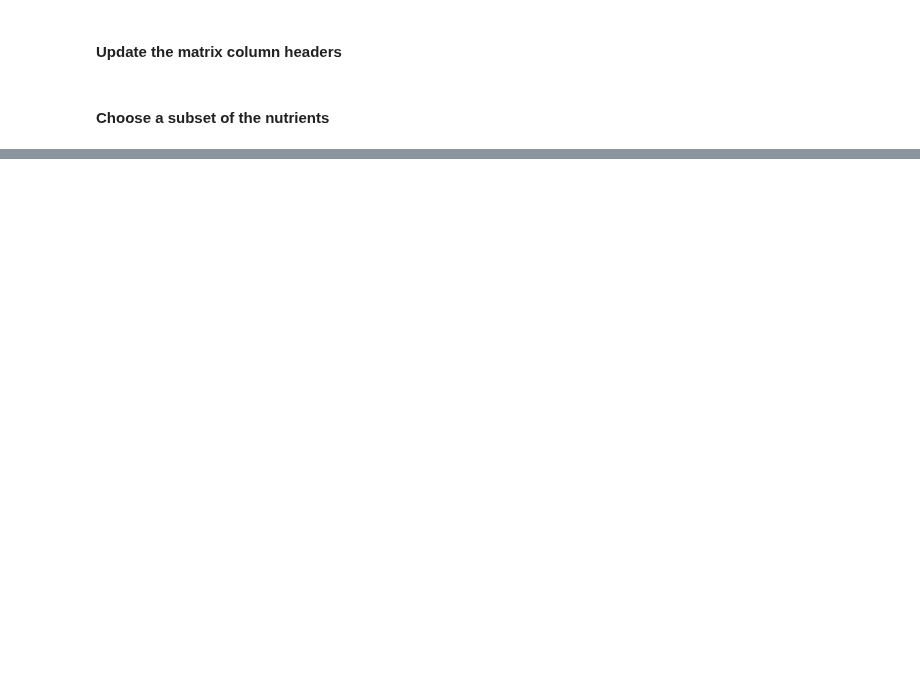
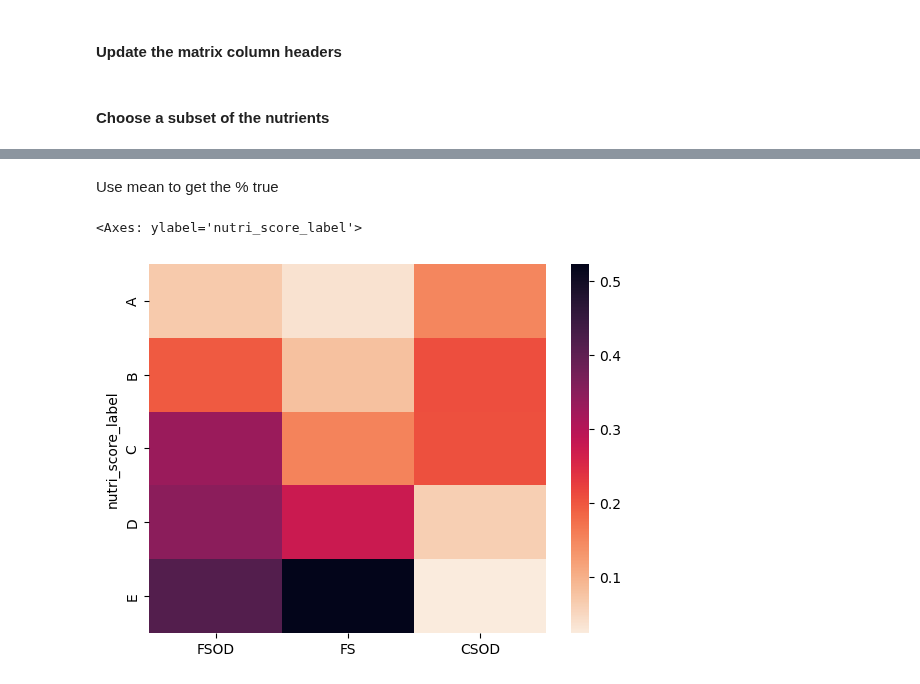
Before and after one commit to amoltkale/ai_chatbot_food_knowledge_graph, a Jupyter notebook: models/nutritional_analysis/food_data_central/Clustering on Nutrients/1.3 Create HPF Food Product clustering.ipynb, the cells around one changed output, grey strips where cells are left out. Saved outputs shown, nothing was run; the diff lists cells and outputs as text; code cells hidden in the pictures; blank space fills up the shorter version.

```diff
--- a/models/nutritional_analysis/food_data_central/Clustering on Nutrients/1.3 Create HPF Food Product clustering.ipynb
+++ b/models/nutritional_analysis/food_data_central/Clustering on Nutrients/1.3 Create HPF Food Product clustering.ipynb
@@ -151,0 +193,5 @@ nutrients_matrix
+# %%
+nutrients_matrix.fillna(0, inplace = True)
+nutrients_matrix.replace([np.inf, -np.inf], 0, inplace=True)
+nutrients_matrix.drop(columns = ['ENERGY', 'TOTAL LIPID (FAT)', 'SUGARS, TOTAL', 'CARBOHYDRATE'], inplace = True)
+nutrients_matrix
@@ -151,0 +216,5 @@ nutrients_matrix
+# %%
+nutrients_matrix['FSOD'] = ((nutrients_matrix['PFAT']>0.25) & (nutrients_matrix['PSODI']>=0.30))
+nutrients_matrix['FS'] = ((nutrients_matrix['PFAT']>0.20) & (nutrients_matrix['PSUGAR']>0.20))
+nutrients_matrix['CSOD'] = ((nutrients_matrix['PCARB']>0.40) & (nutrients_matrix['PSODI']>=0.20))
+nutrients_matrix.drop(columns = ['PSODI', 'PSUGAR', 'PCARB', 'PFAT'], inplace = True)
@@ -151,0 +252,5 @@ nutrients_matrix
+# %%
+nutri_score_df = pd.read_csv(nutrient_matrix_nutriscore_p)
+nutri_score_df.set_index("fdc_id", inplace = True)
+print(nutri_score_df.shape)
+nutri_score_df.head()
@@ -151,0 +266,3 @@ nutrients_matrix
+# %%
+combined_scores = nutrients_matrix.merge(nutri_score_df, left_index = True, right_index = True)
+combined_scores
@@ -151,0 +286,7 @@ nutrients_matrix
+# %% [markdown]
+Use mean to get the % true
+# %%
+sns.heatmap(combined_scores.groupby(by = "nutri_score_label")[["FSOD", "FS", "CSOD"]].mean(), cmap = "rocket_r")
+# %% [output]
+<Axes: ylabel='nutri_score_label'>
+[figure, added]
```
Also changed, not shown: parts of 28 cells of this notebook.
